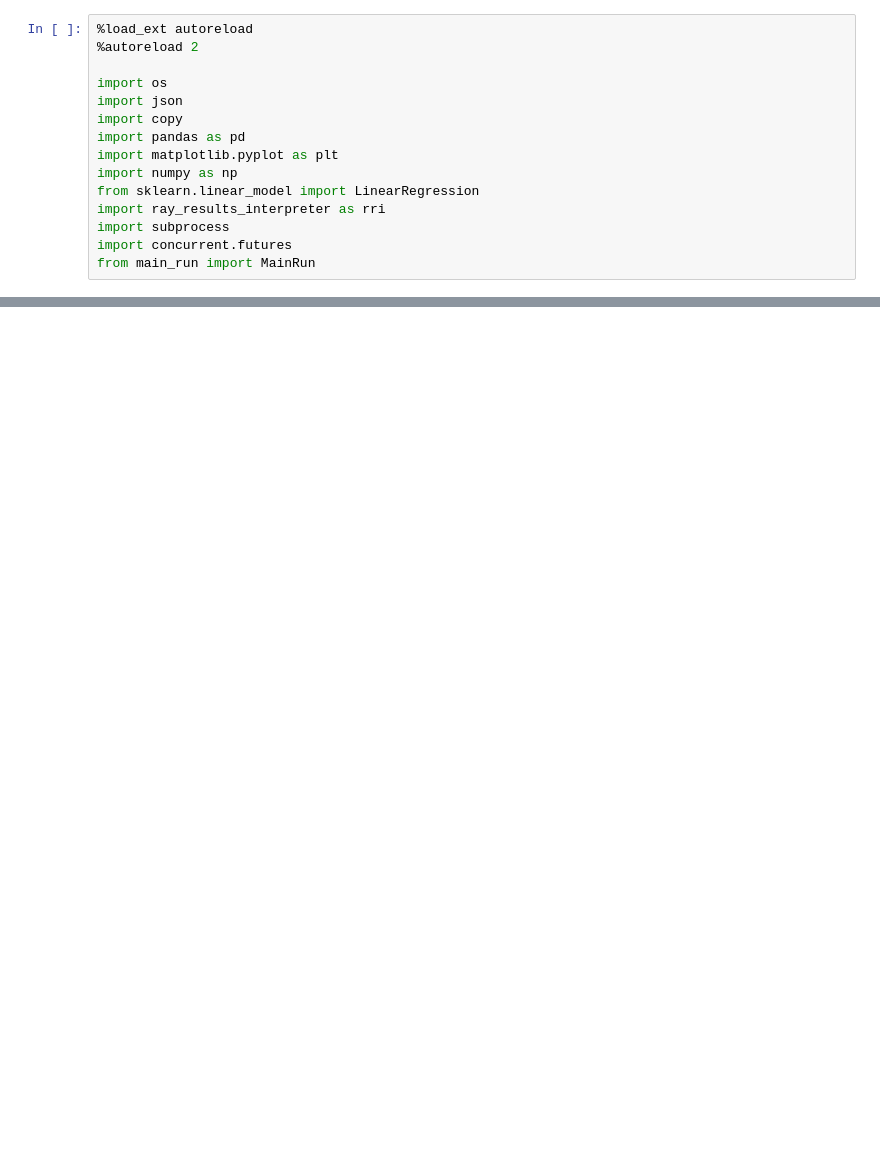
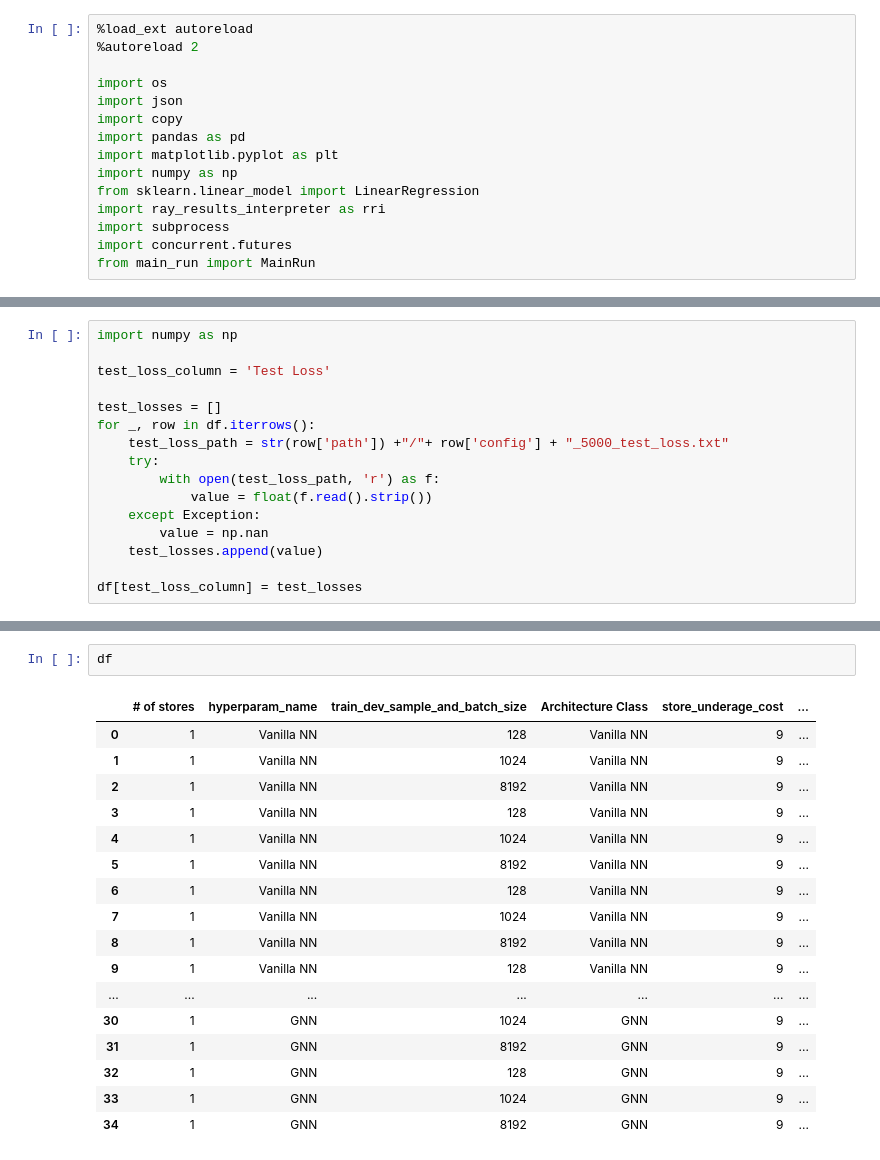
Before and after one commit to minuk302/Neural_inventory_control, a Jupyter notebook: analysis/ray_finals_serial.ipynb, the cells around one changed output, grey strips where cells are left out. Drawn from its saved outputs; the diff is of its cells as text; blank space fills up the shorter version.

Commit message:
configs and files update

```diff
--- a/analysis/ray_finals_serial.ipynb
+++ b/analysis/ray_finals_serial.ipynb
@@ -204,0 +91,16 @@ NameError: name 'rri' is not defined
+# %%
+import numpy as np
+
+test_loss_column = 'Test Loss'
+
+test_losses = []
+for _, row in df.iterrows():
+    test_loss_path = str(row['path']) +"/"+ row['config'] + "_5000_test_loss.txt"
+    try:
+        with open(test_loss_path, 'r') as f:
+            value = float(f.read().strip())
+    except Exception:
+        value = np.nan
+    test_losses.append(value)
+
+df[test_loss_column] = test_losses
@@ -204,0 +237,20 @@ NameError: name 'rri' is not defined
+# %%
+df
+# %% [output]
+|  | # of stores | hyperparam_name | train_dev_sample_and_batch_size | Architecture Class | store_underage_cost | ... |
+| 0 | 1 | Vanilla NN | 128 | Vanilla NN | 9 | ... |
+| 1 | 1 | Vanilla NN | 1024 | Vanilla NN | 9 | ... |
+| 2 | 1 | Vanilla NN | 8192 | Vanilla NN | 9 | ... |
+| 3 | 1 | Vanilla NN | 128 | Vanilla NN | 9 | ... |
+| 4 | 1 | Vanilla NN | 1024 | Vanilla NN | 9 | ... |
+| 5 | 1 | Vanilla NN | 8192 | Vanilla NN | 9 | ... |
+| 6 | 1 | Vanilla NN | 128 | Vanilla NN | 9 | ... |
+| 7 | 1 | Vanilla NN | 1024 | Vanilla NN | 9 | ... |
+| 8 | 1 | Vanilla NN | 8192 | Vanilla NN | 9 | ... |
+| 9 | 1 | Vanilla NN | 128 | Vanilla NN | 9 | ... |
+| ... | ... | ... | ... | ... | ... | ... |
+| 30 | 1 | GNN | 1024 | GNN | 9 | ... |
+| 31 | 1 | GNN | 8192 | GNN | 9 | ... |
+| 32 | 1 | GNN | 128 | GNN | 9 | ... |
+| 33 | 1 | GNN | 1024 | GNN | 9 | ... |
+| 34 | 1 | GNN | 8192 | GNN | 9 | ... |
```
Also changed, not shown: parts of 4 cells of this notebook, 38 other files.
